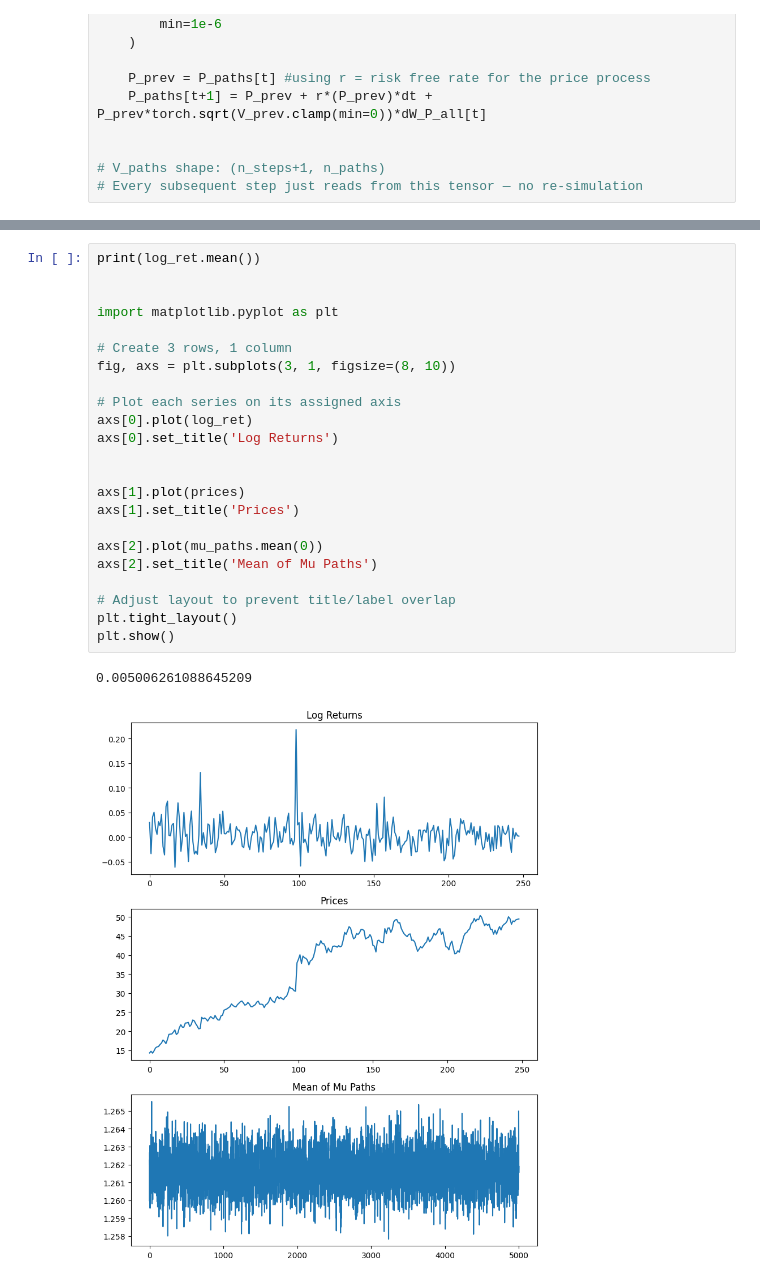
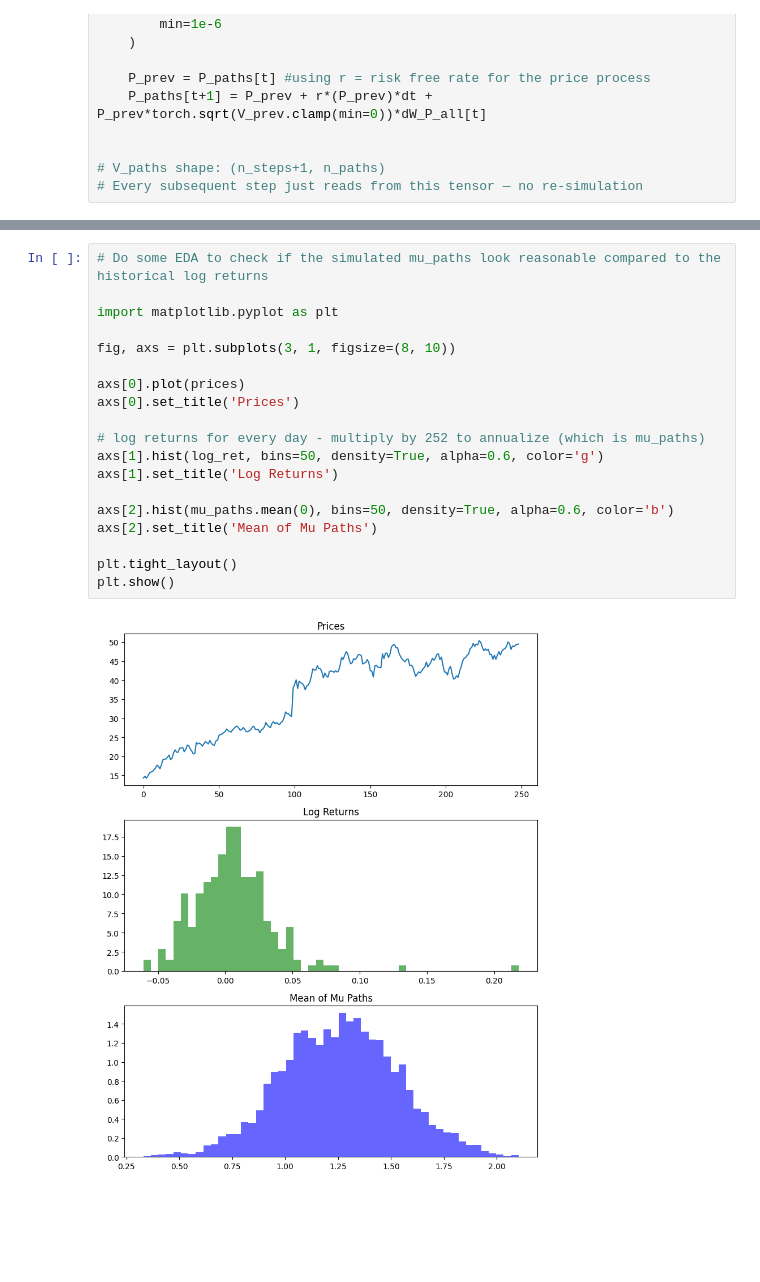
Before and after one commit to grayson-myers/portfolio-optimization-project, a Jupyter notebook: simulations_optimization.ipynb, the cells around one changed output, grey strips where cells are left out. Drawn from its saved outputs; the diff is of its cells as text; blank space fills up the shorter version.

```diff
--- a/simulations_optimization.ipynb
+++ b/simulations_optimization.ipynb
@@ -118,29 +99,24 @@ tensor([[1.2385, 1.2839, 1.2814,  ..., 1.2591, 1.2970, 1.2382],
 # %%
-print(log_ret.mean())
-
+# Do some EDA to check if the simulated mu_paths look reasonable compared to the historical log returns
 
 import matplotlib.pyplot as plt
 
-# Create 3 rows, 1 column
 fig, axs = plt.subplots(3, 1, figsize=(8, 10))
 
-# Plot each series on its assigned axis
-axs[0].plot(log_ret)
-axs[0].set_title('Log Returns')
+axs[0].plot(prices)
+axs[0].set_title('Prices')
 
+# log returns for every day - multiply by 252 to annualize (which is mu_paths)
+axs[1].hist(log_ret, bins=50, density=True, alpha=0.6, color='g')
+axs[1].set_title('Log Returns')
 
-axs[1].plot(prices)
-axs[1].set_title('Prices')
-
-axs[2].plot(mu_paths.mean(0))
+axs[2].hist(mu_paths.mean(0), bins=50, density=True, alpha=0.6, color='b')
 axs[2].set_title('Mean of Mu Paths')
 
-# Adjust layout to prevent title/label overlap
 plt.tight_layout()
 plt.show()
 # %% [output]
-0.005006261088645209
-[figure, old version]
+[figure, new version]
 # %%
 # ── 4. Compute mu(t) paths directly from V_paths ──────────────────────────────
 # Shape: (n_steps+1, n_paths) — no re-simulation needed
```
Also changed, not shown: parts of 10 cells of this notebook, 2 other files.
